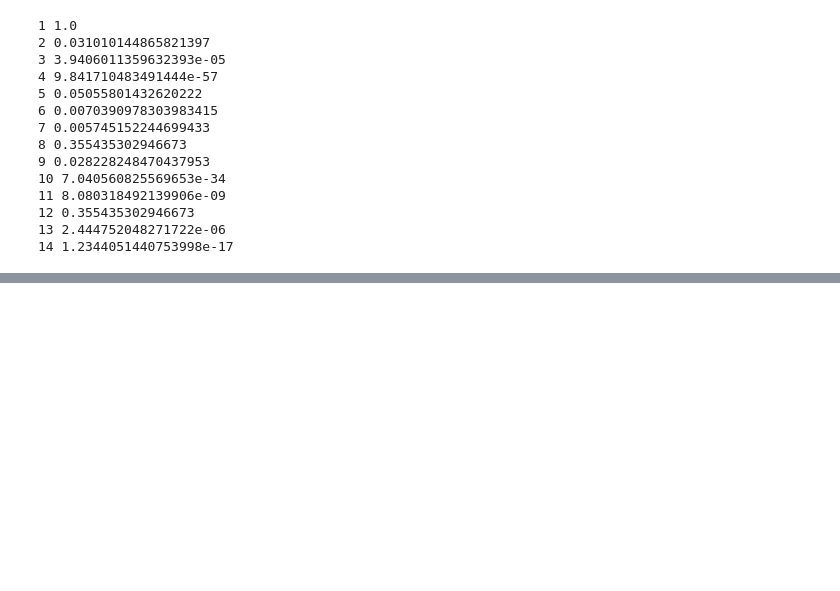
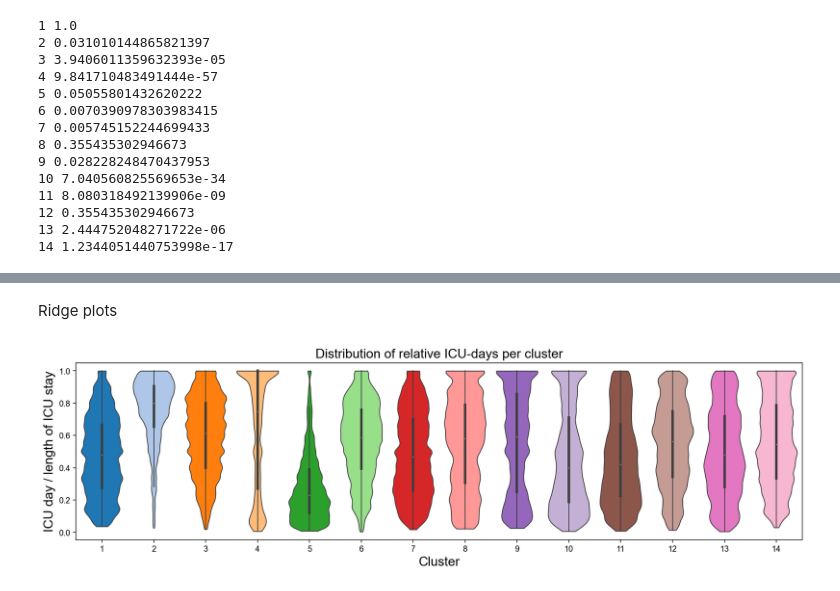
Before and after one commit to NUSCRIPT/CarpeDiem, a Jupyter notebook: narrative/07_cluster_descriptions.ipynb, the cells around one changed output, grey strips where cells are left out. Cells and saved outputs as stored; diff of their text form; code cells hidden in the pictures; blank space fills up the shorter version.

```diff
--- a/narrative/07_cluster_descriptions.ipynb
+++ b/narrative/07_cluster_descriptions.ipynb
@@ -49,7 +44,7 @@ save = True     # whether or not to save elment to disk
 user = 'general'     # defines top hierarchy of output folder
 outfolder = '07_cluster_descriptions'    # name of notebook
 
-data_to_load = 'general/05_join_clusters_umap/05_data_umap_clusters_220901_1642.csv.gz'
+data_to_load = 'general/05_join_clusters_umap/05_data_umap_clusters_220923_1402.csv.gz'
 
 def dump_table(df, name):
     if save:
@@ -270,0 +364,27 @@ for j in pvals.index:
+# %% [markdown]
+Ridge plots
+# %%
+icu_rank_lengths = data.groupby(["patient", "stay"]).agg({"day": "max"})
+# %%
+df = data[["cluster", "stay", "day", "patient"]].copy()
+# %%
+df.day /= icu_rank_lengths.day[pd.MultiIndex.from_arrays([data.patient, data.stay])].values
+# %%
+fig, ax = plt.subplots(figsize=(16, 4))
+sns.violinplot(
+    data=df,
+    x="cluster",
+    y="day",
+    ax=ax,
+    palette="tab20",
+    saturation=1,
+    linewidth=1,
+    cut=0,
+    bw=0.1,
+    scale="width"
+)
+ax.set_xlabel("Cluster", size=16)
+ax.set_ylabel("ICU day / length of ICU stay", size=16)
+ax.set_title("Distribution of relative ICU-days per cluster", size=16);
+# %% [output]
+[figure, added]
```
Also changed, not shown: parts of 12 cells of this notebook, 8 other files.
